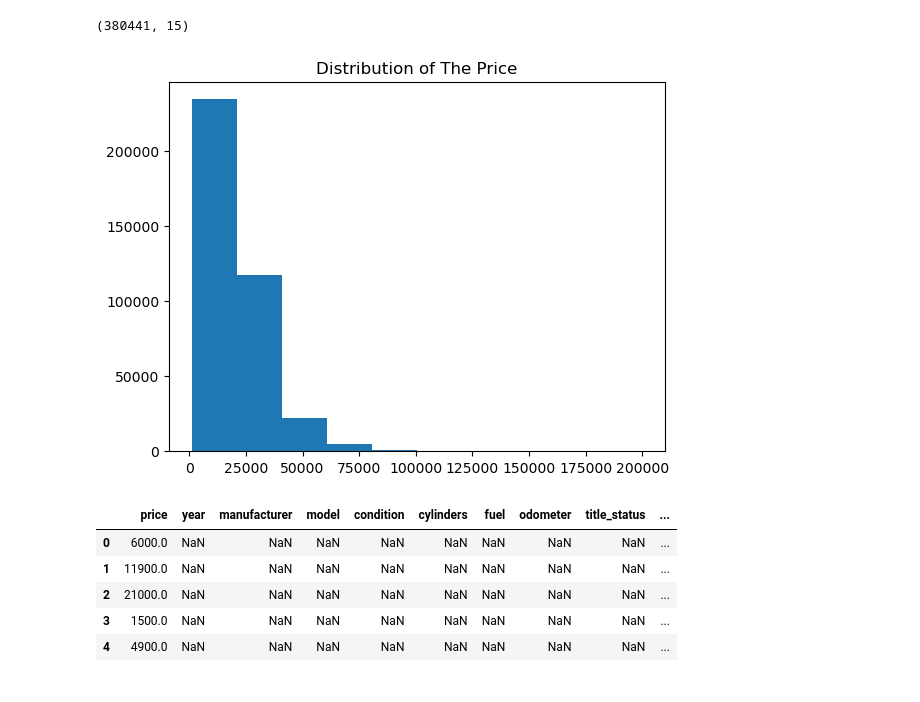
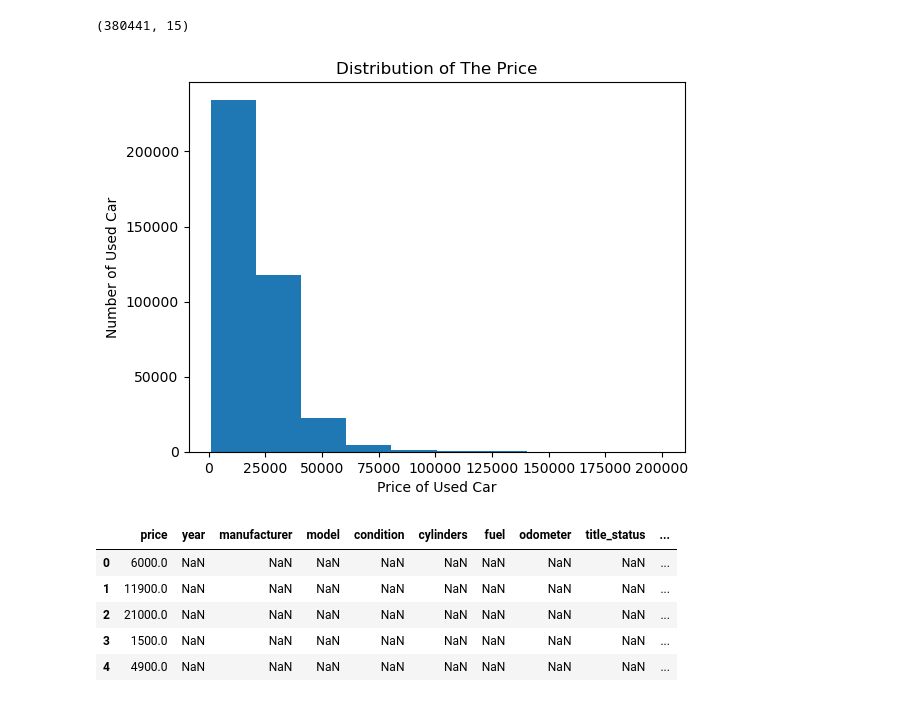
Before and after one commit to tkhong95/used_car, a Jupyter notebook: 01_data_cleaning_EDA.ipynb, the cells around one changed output. Drawn from its saved outputs; the diff is of its cells as text; code cells hidden in the pictures.

```diff
--- a/01_data_cleaning_EDA.ipynb
+++ b/01_data_cleaning_EDA.ipynb
@@ -152,6 +152,8 @@ df.shape
 (380441, 15)
 # %%
 plt.hist(df['price'])
+plt.xlabel("Price of Used Car")
+plt.ylabel("Number of Used Car")
 plt.title("Distribution of The Price");
 # %% [output]
-[figure, old version]
+[figure, new version]
```
Also changed, not shown: parts of 27 cells of this notebook, 20 other files.
